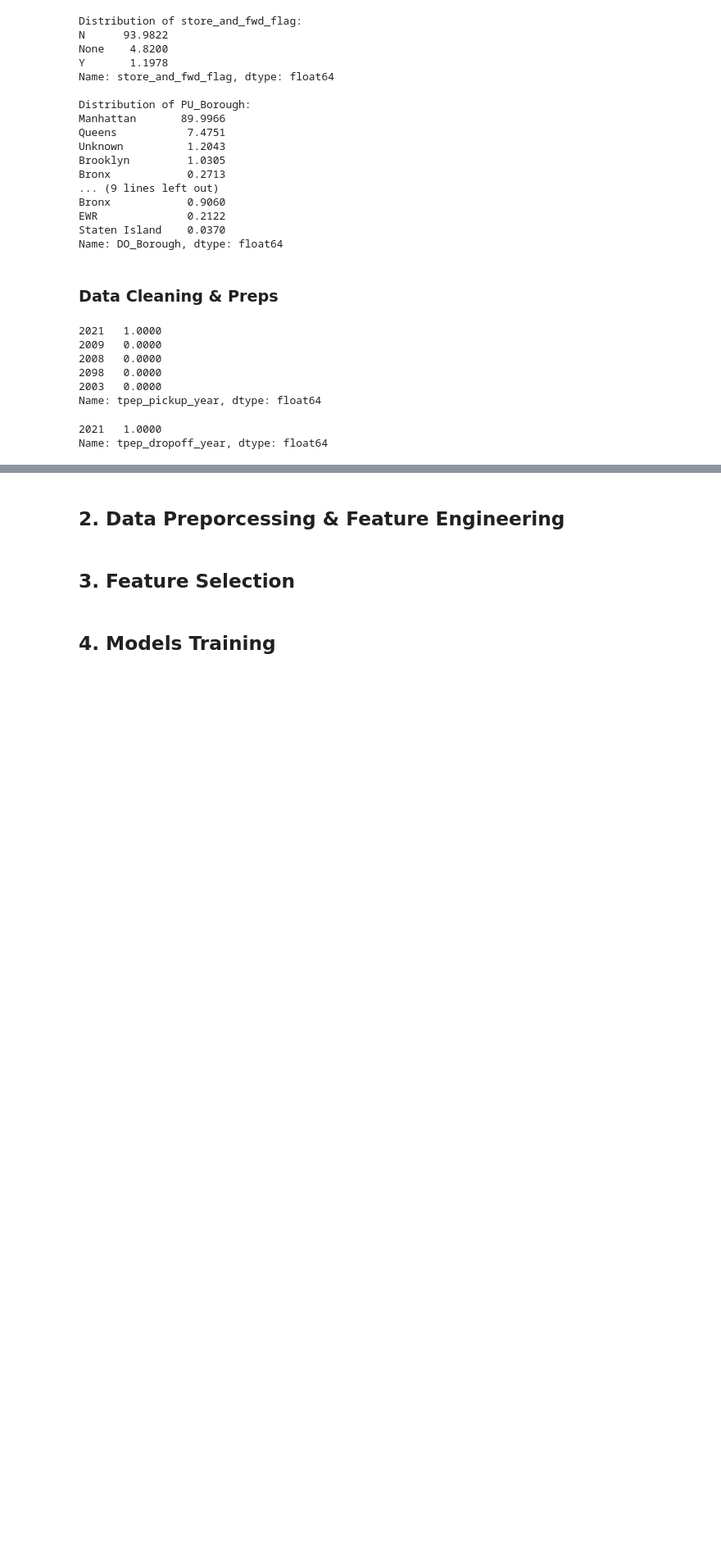
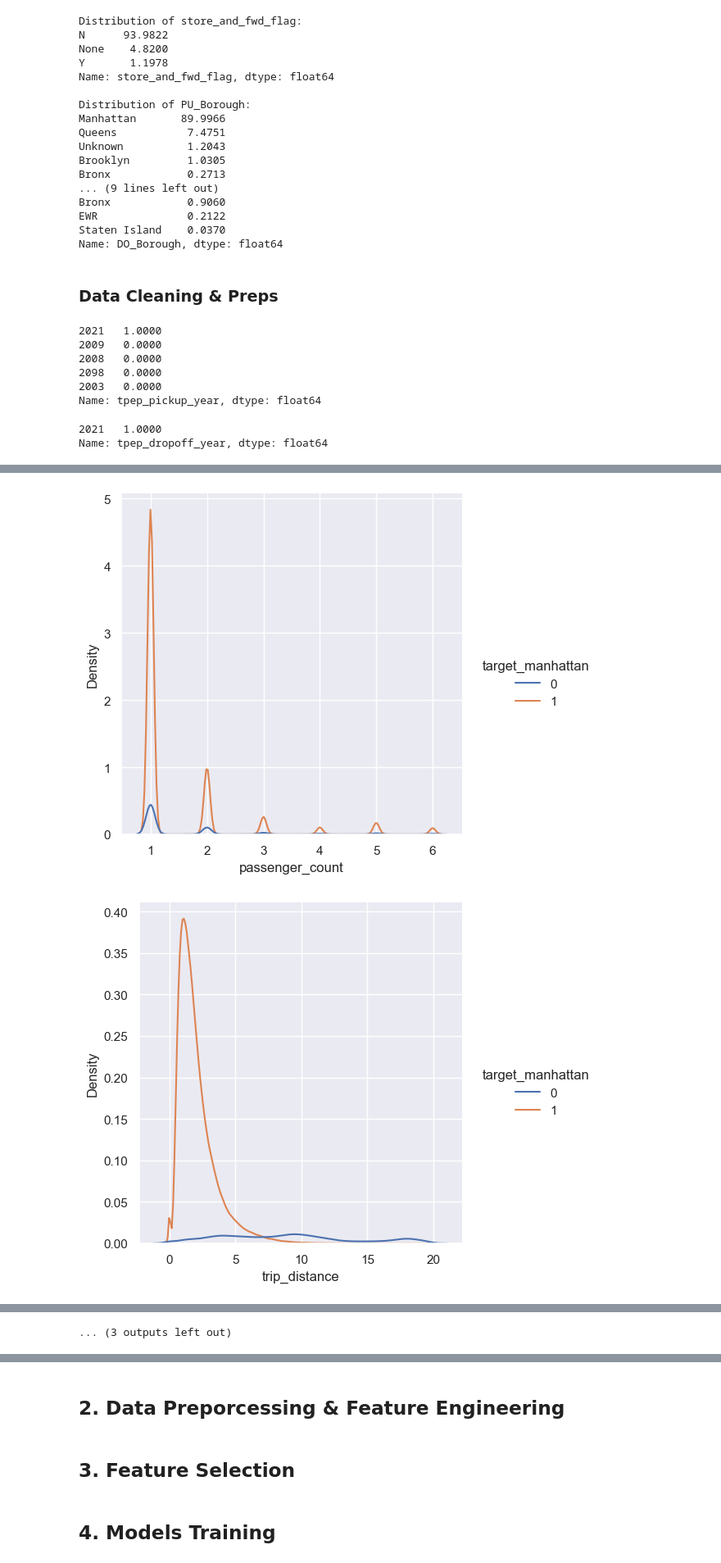
Before and after one commit to IchfanKurniawan/tlds-project, a Jupyter notebook: code/tlds-project.ipynb, the cells around one changed output, grey strips where cells are left out. Shown at 82% size. Cells and saved outputs as stored; diff of their text form; code cells hidden in the pictures; blank space fills up the shorter version.

```diff
--- a/code/tlds-project.ipynb
+++ b/code/tlds-project.ipynb
@@ -558,0 +812,10 @@ df.to_parquet('..\\dataset\\df_clean.parquet')
+# %%
+# numerical columns vs target column vizs
+def dist_feat_w_target(feature):
+    sns.displot(data=df, x=feature,hue='target_manhattan',kind ='kde')
+# %%
+for col in outlier_cols:
+    dist_feat_w_target(col)
+# %% [output]
+[figure, added]
+[figure, added]
@@ -558,0 +832 @@ df.to_parquet('..\\dataset\\df_clean.parquet')
+... (3 outputs left out)
```
Also changed, not shown: parts of 29 cells of this notebook.
